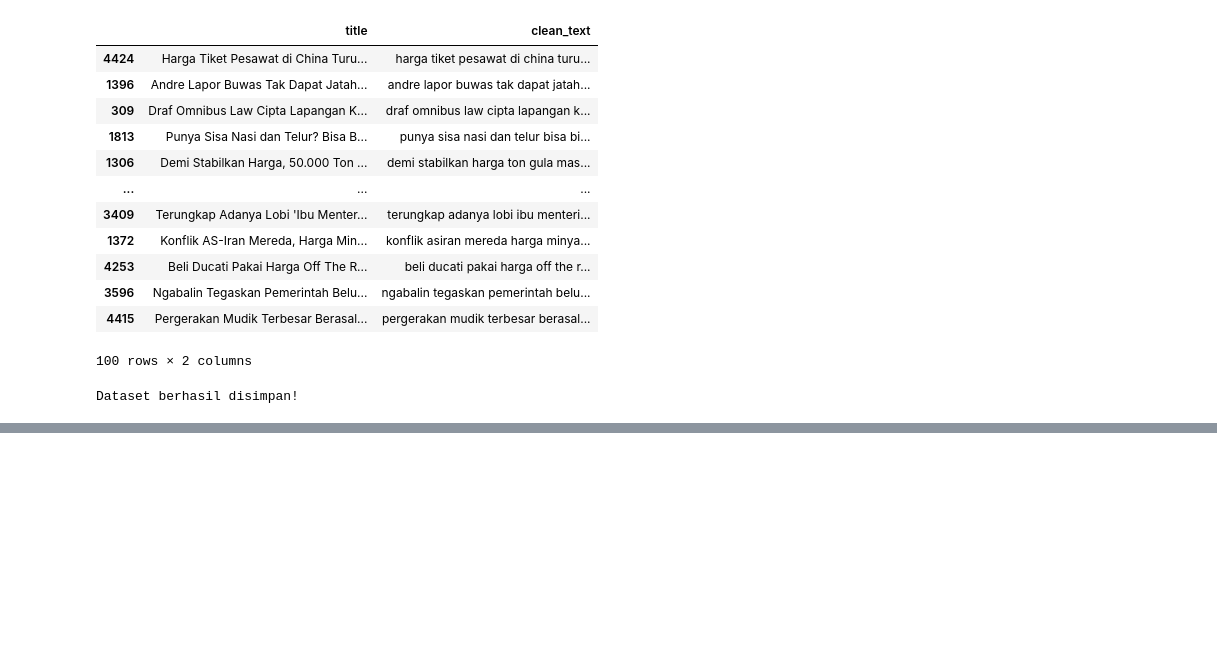
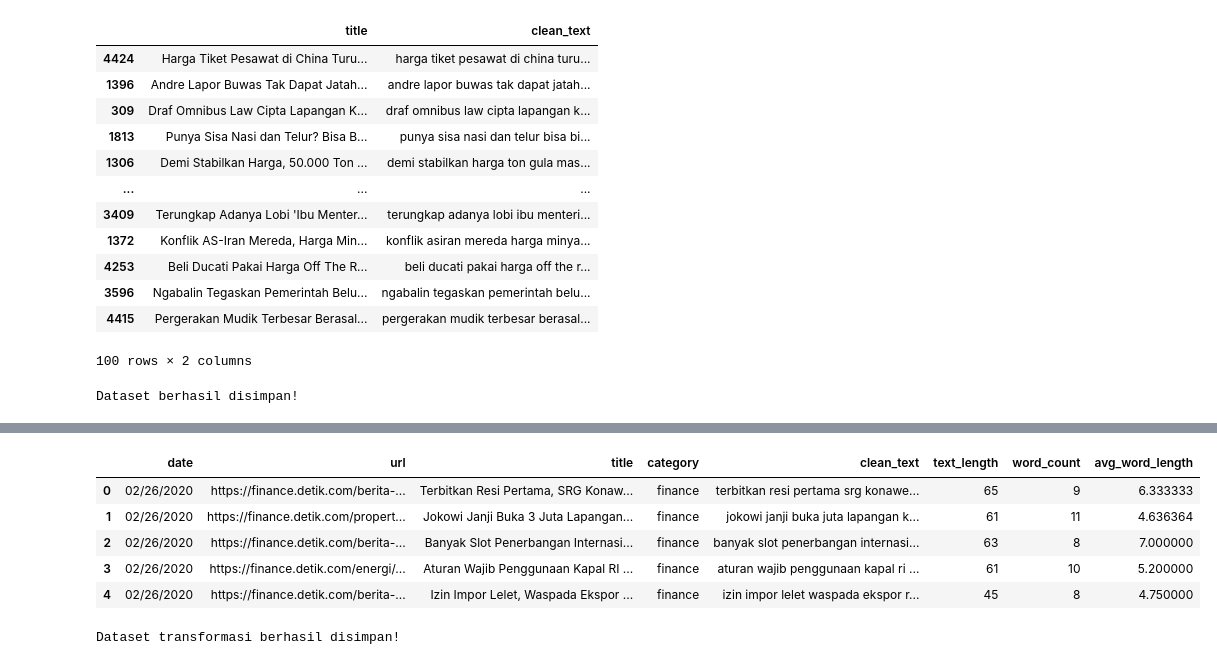
Before and after one commit to afllaabdi/tugas_NLP, a Jupyter notebook: Source_Code.ipynb, the cells around one changed output, grey strips where cells are left out. Saved outputs shown, nothing was run; the diff lists cells and outputs as text; code cells hidden in the pictures; blank space fills up the shorter version.

```diff
--- a/Source_Code.ipynb
+++ b/Source_Code.ipynb
@@ -167,0 +168,10 @@ Dataset berhasil disimpan!
+# %%
+# =========================
+# LOAD DATA
+# =========================
+file_path = '/content/drive/MyDrive/dataset/dataset_pangan_cleaning.csv'
+
+df = pd.read_csv(file_path)
+
+print("Jumlah data:", df.shape)
+df.head(5)
@@ -167,0 +186,7 @@ Dataset berhasil disimpan!
+# %%
+# =========================
+# TEXT LENGTH
+# =========================
+df['text_length'] = df['clean_text'].apply(len)
+
+df[['clean_text', 'text_length']].head()
@@ -167,0 +200,7 @@ Dataset berhasil disimpan!
+# %%
+# =========================
+# WORD COUNT
+# =========================
+df['word_count'] = df['clean_text'].apply(lambda x: len(str(x).split()))
+
+df[['clean_text', 'word_count']].head()
@@ -167,0 +214,9 @@ Dataset berhasil disimpan!
+# %%
+# =========================
+# AVG WORD LENGTH
+# =========================
+df['avg_word_length'] = df['clean_text'].apply(
+    lambda x: sum(len(word) for word in str(x).split()) / len(str(x).split()) if len(str(x).split()) > 0 else 0
+)
+
+df[['clean_text', 'avg_word_length']].head()
@@ -167,0 +230,21 @@ Dataset berhasil disimpan!
+# %%
+# =========================
+# HASIL AKHIR TRANSFORMATION
+# =========================
+df.head()
+# %% [output]
+|  | date | url | title | category | clean_text | text_length | word_count | avg_word_length |
+| 0 | 02/26/2020 | https://finance.detik.com/berita-... | Terbitkan Resi Pertama, SRG Konaw... | finance | terbitkan resi pertama srg konawe... | 65 | 9 | 6.333333 |
+| 1 | 02/26/2020 | https://finance.detik.com/propert... | Jokowi Janji Buka 3 Juta Lapangan... | finance | jokowi janji buka juta lapangan k... | 61 | 11 | 4.636364 |
+| 2 | 02/26/2020 | https://finance.detik.com/berita-... | Banyak Slot Penerbangan Internasi... | finance | banyak slot penerbangan internasi... | 63 | 8 | 7.000000 |
+| 3 | 02/26/2020 | https://finance.detik.com/energi/... | Aturan Wajib Penggunaan Kapal RI ... | finance | aturan wajib penggunaan kapal ri ... | 61 | 10 | 5.200000 |
+| 4 | 02/26/2020 | https://finance.detik.com/berita-... | Izin Impor Lelet, Waspada Ekspor ... | finance | izin impor lelet waspada ekspor r... | 45 | 8 | 4.750000 |
+# %%
+# =========================
+# SAVE DATA
+# =========================
+df.to_csv("dataset_pangan_transform.csv", index=False)
+
+print("Dataset transformasi berhasil disimpan!")
+# %% [output]
+Dataset transformasi berhasil disimpan!
```
Also changed, not shown: parts of 6 cells of this notebook.
